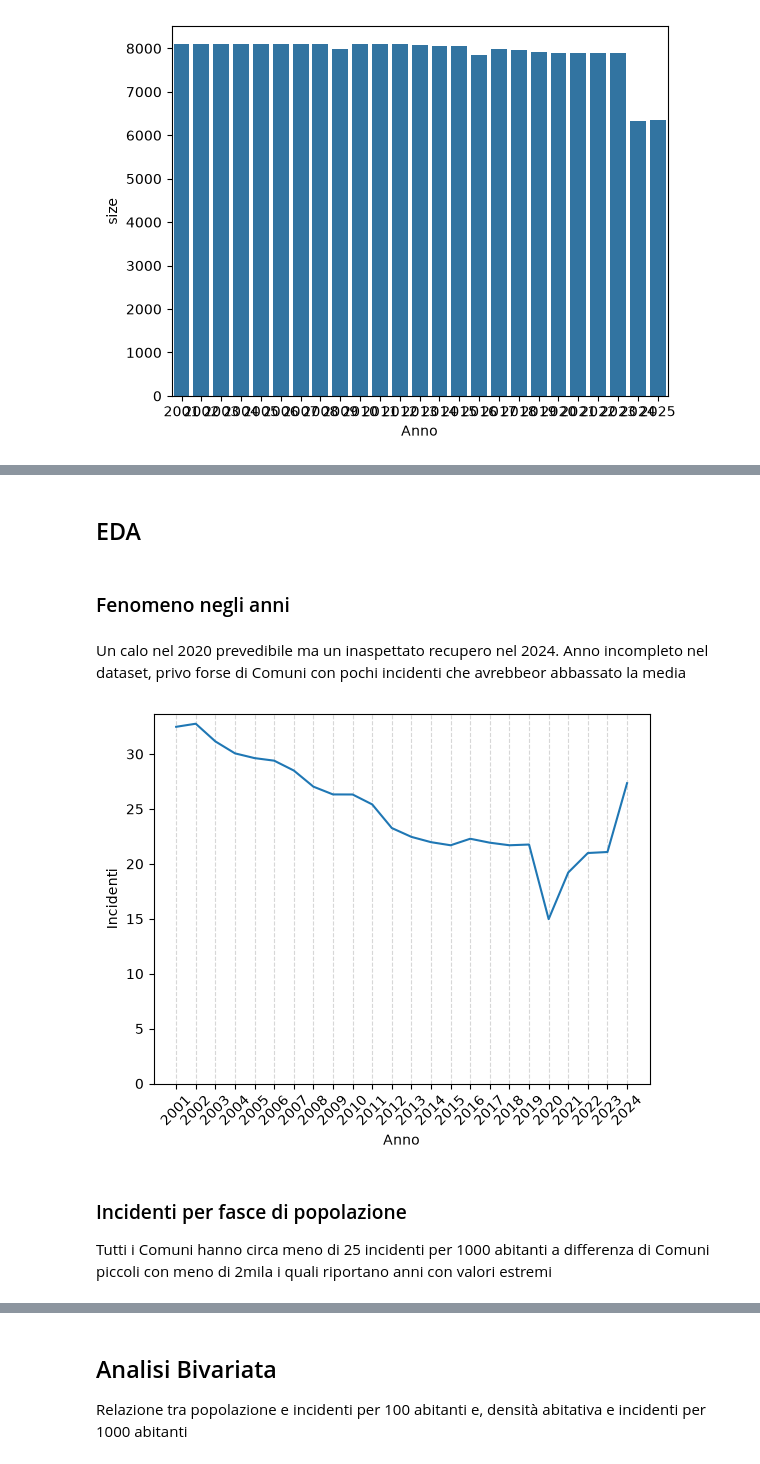
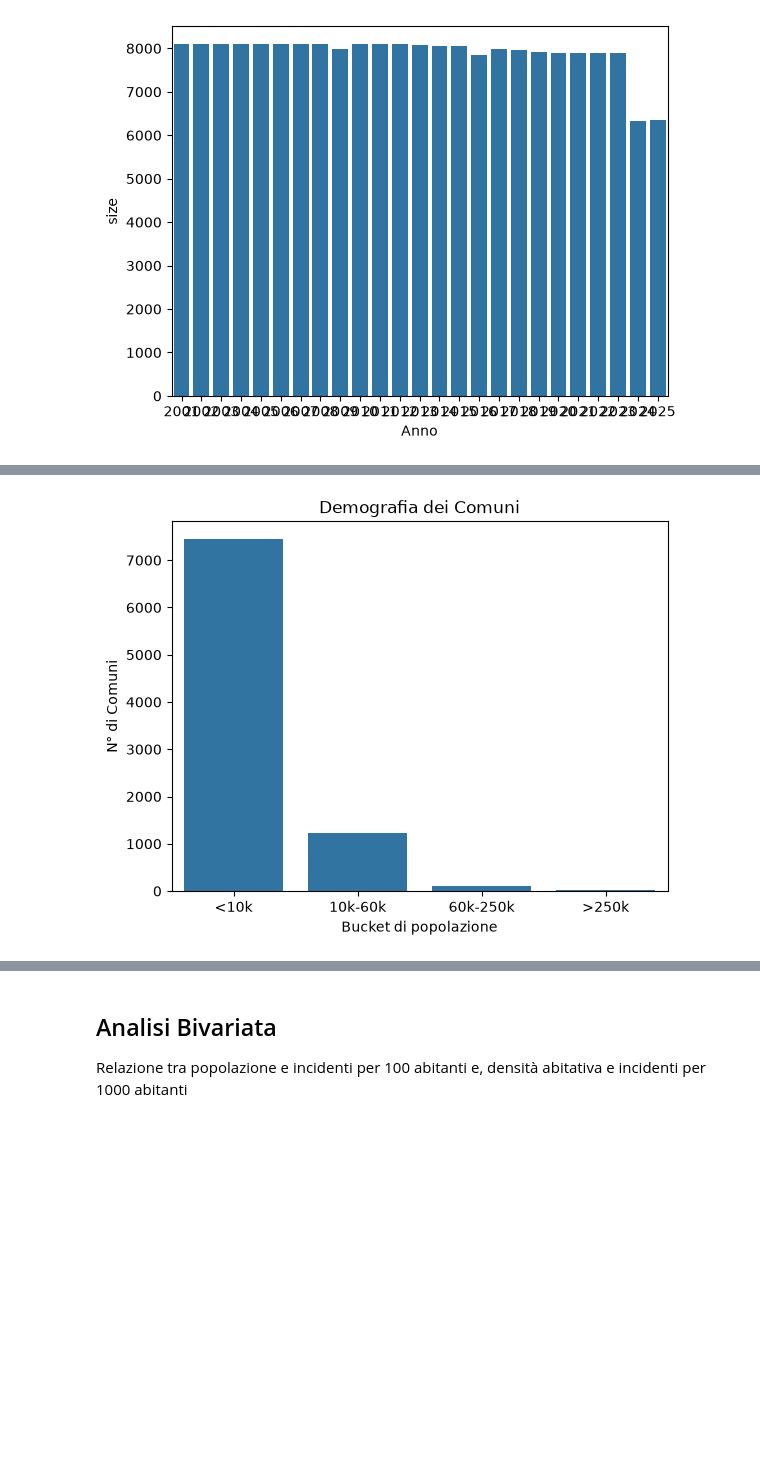
Before and after one commit to giuliocipone-lang/Boolean_capstone_project, a Jupyter notebook: EDA.ipynb, the cells around one changed output, grey strips where cells are left out. Drawn from its saved outputs; the diff is of its cells as text; code cells hidden in the pictures; blank space fills up the shorter version.

```diff
--- a/EDA.ipynb
+++ b/EDA.ipynb
@@ -96,2 +96,0 @@ Duplicati: nessuno.
-# %% [markdown]
-## EDA
@@ -100,17 +97,9 @@ Venerdì mattina controllo gli outliers una dimensione alla volta. mi segno qual
-# %% [markdown]
-### Fenomeno negli anni
-# %% [markdown]
-Un calo nel 2020 prevedibile ma un inaspettato recupero nel 2024. Anno incompleto nel dataset, privo forse di Comuni con pochi incidenti che avrebbeor abbassato la media
-# %%
-df.groupby(['Anno'], as_index=False)['Incidenti'].mean().sort_values('Anno', ascending=True)
-ax= sns.lineplot(x='Anno', y='Incidenti', data=df.groupby(['Anno'], as_index=False)['Incidenti'].mean().sort_values('Anno', ascending=True), errorbar=None);
-ax.set_xticks(df['Anno'].unique());
-ax.set_xticklabels(df['Anno'].unique(), rotation=45);
-ax.set_ylim(bottom=0)
-ax.grid(axis='x', linestyle='--', alpha=0.5)
-# %% [output]
-[figure, removed]
-# %% [markdown]
-### Incidenti per fasce di popolazione
-
-Tutti i Comuni hanno circa meno di 25 incidenti per 1000 abitanti a differenza di Comuni piccoli con meno di 2mila i quali riportano anni con valori estremi
+# %%
+dati = df.groupby('Ampiezza demografica - Theme')['Codice Comune'].nunique().reset_index()
+ordine = ['<10k', '10k-60k', '60k-250k', '>250k']
+sns.barplot(x='Ampiezza demografica - Theme', y='Codice Comune', data=dati, order=ordine).set(
+title='Demografia dei Comuni',
+xlabel='Bucket di popolazione',
+ylabel='N° di Comuni');
+# %% [output]
+[figure, added]
```
Also changed, not shown: parts of 9 cells of this notebook, 2 other files.
